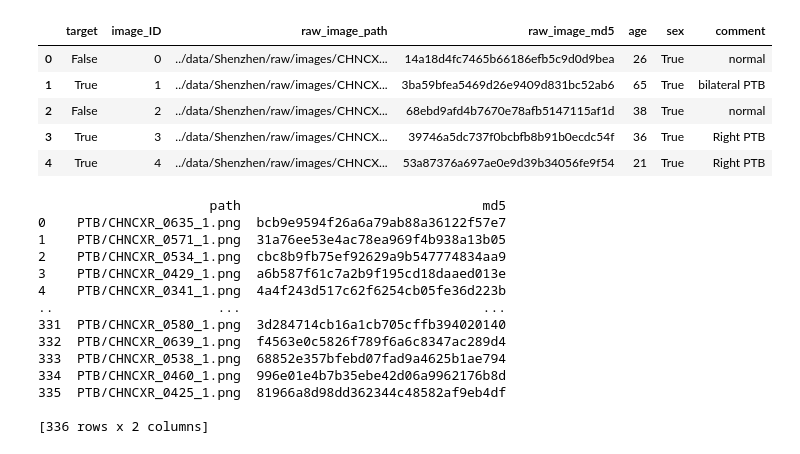
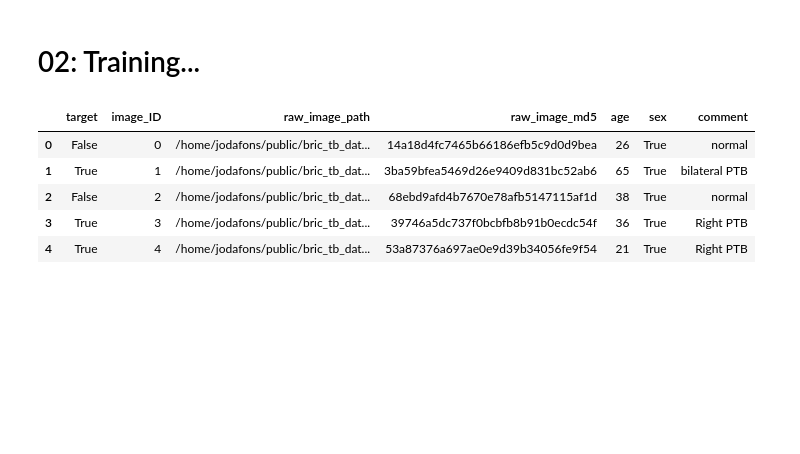
Before and after one commit to bric-tb-softwares/rxwgan, a Jupyter notebook: notebooks/02_jodafons_Shenzhen_crop_images_and_separate.ipynb, the cells around one changed output. Cells and saved outputs as stored; diff of their text form; code cells hidden in the pictures; blank space fills up the shorter version.

```diff
--- a/notebooks/02_jodafons_Shenzhen_crop_images_and_separate.ipynb
+++ b/notebooks/02_jodafons_Shenzhen_crop_images_and_separate.ipynb
@@ -23,0 +1,2 @@ image_path = '../data/Shenzhen/images'
+# %% [markdown]
+# 02: Training...
@@ -24,10 +14,13 @@ image_path = '../data/Shenzhen/images'
+# %%
+table_path = '/home/jodafons/public/bric_tb_data/Shenzhen/raw/Shenzhen_table_from_raw.csv'
+tb_image_path = '/home/jodafons/public/bric_tb_data/Shenzhen/raw/'
 # %%
-df = pd.read_excel(table_path,index_col=0)
+df = pd.read_csv(table_path,index_col=0)
 df.head()
 # %% [output]
 |  | target | image_ID | raw_image_path | raw_image_md5 | age | sex | comment |
-| 0 | False | 0 | ../data/Shenzhen/raw/images/CHNCX... | 14a18d4fc7465b66186efb5c9d0d9bea | 26 | True | normal |
-| 1 | True | 1 | ../data/Shenzhen/raw/images/CHNCX... | 3ba59bfea5469d26e9409d831bc52ab6 | 65 | True | bilateral PTB |
-| 2 | False | 2 | ../data/Shenzhen/raw/images/CHNCX... | 68ebd9afd4b7670e78afb5147115af1d | 38 | True | normal |
-| 3 | True | 3 | ../data/Shenzhen/raw/images/CHNCX... | 39746a5dc737f0bcbfb8b91b0ecdc54f | 36 | True | Right PTB |
-| 4 | True | 4 | ../data/Shenzhen/raw/images/CHNCX... | 53a87376a697ae0e9d39b34056fe9f54 | 21 | True | Right PTB |
+| 0 | False | 0 | /home/jodafons/public/bric_tb_dat... | 14a18d4fc7465b66186efb5c9d0d9bea | 26 | True | normal |
+| 1 | True | 1 | /home/jodafons/public/bric_tb_dat... | 3ba59bfea5469d26e9409d831bc52ab6 | 65 | True | bilateral PTB |
+| 2 | False | 2 | /home/jodafons/public/bric_tb_dat... | 68ebd9afd4b7670e78afb5147115af1d | 38 | True | normal |
+| 3 | True | 3 | /home/jodafons/public/bric_tb_dat... | 39746a5dc737f0bcbfb8b91b0ecdc54f | 36 | True | Right PTB |
+| 4 | True | 4 | /home/jodafons/public/bric_tb_dat... | 53a87376a697ae0e9d39b34056fe9f54 | 21 | True | Right PTB |
@@ -60,17 +26,0 @@ def separate_and_resize( my_df , output_dir , resize=(255,255)):
-# %%
-my_df_ptb = separate_and_resize( df.loc[df.target==1], 'PTB')
-# %% [output]
-                      path                               md5
-0    PTB/CHNCXR_0635_1.png  bcb9e9594f26a6a79ab88a36122f57e7
-1    PTB/CHNCXR_0571_1.png  31a76ee53e4ac78ea969f4b938a13b05
-2    PTB/CHNCXR_0534_1.png  cbc8b9fb75ef92629a9b547774834aa9
-3    PTB/CHNCXR_0429_1.png  a6b587f61c7a2b9f195cd18daaed013e
-4    PTB/CHNCXR_0341_1.png  4a4f243d517c62f6254cb05fe36d223b
-..                     ...                               ...
-331  PTB/CHNCXR_0580_1.png  3d284714cb16a1cb705cffb394020140
-332  PTB/CHNCXR_0639_1.png  f4563e0c5826f789f6a6c8347ac289d4
-333  PTB/CHNCXR_0538_1.png  68852e357bfebd07fad9a4625b1ae794
-334  PTB/CHNCXR_0460_1.png  996e01e4b7b35ebe42d06a9962176b8d
-335  PTB/CHNCXR_0425_1.png  81966a8d98dd362344c48582af9eb4df
-
-[336 rows x 2 columns]
```
Also changed, not shown: parts of 17 cells of this notebook, 13 other files.
